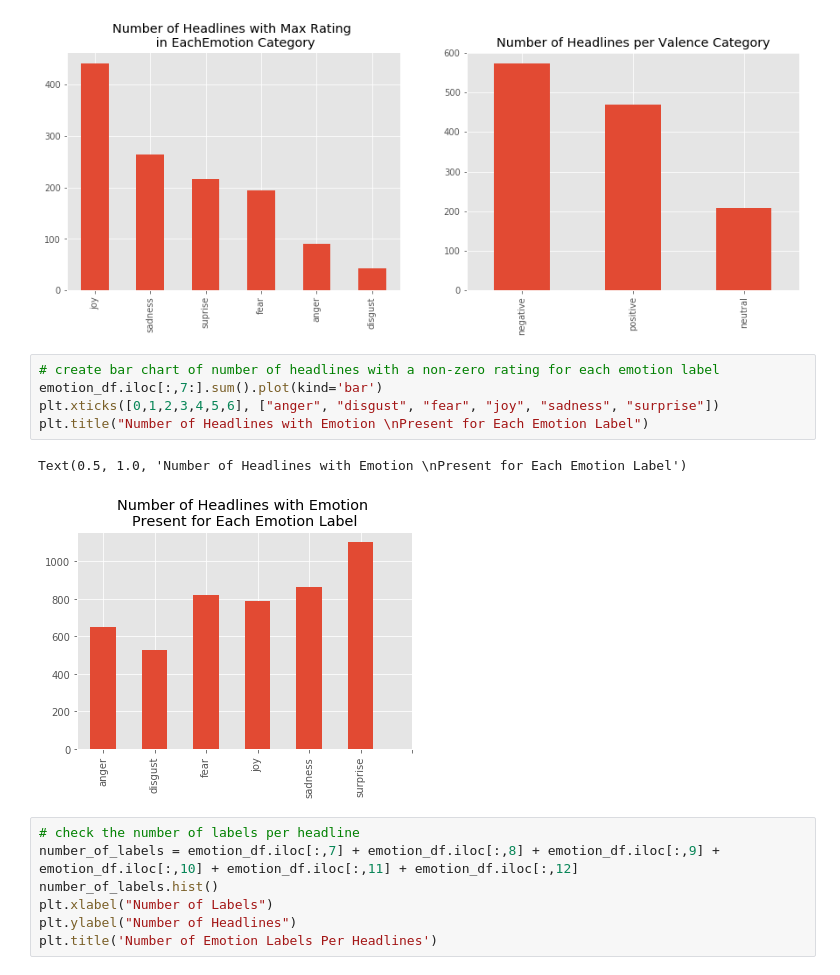
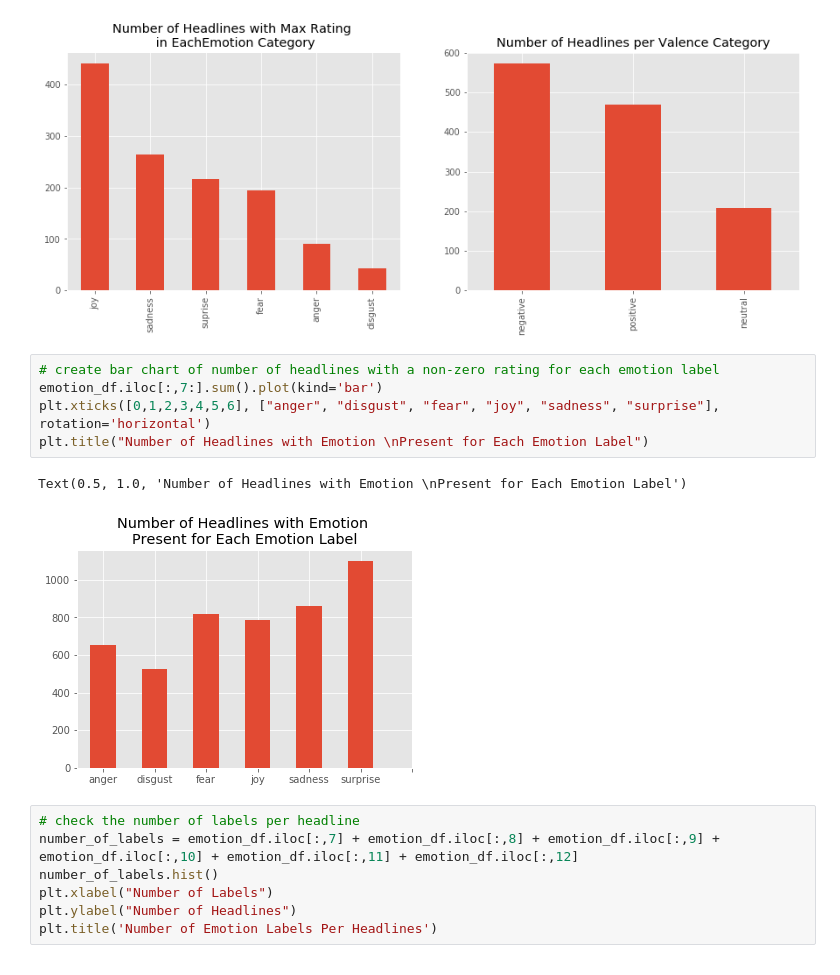
Before and after one commit to kemepley/Detecting_Emotions, a Jupyter notebook: Exploratory_Data_Analysis.ipynb, the cells around one changed output. Saved outputs shown, nothing was run; the diff lists cells and outputs as text.

```diff
--- a/Exploratory_Data_Analysis.ipynb
+++ b/Exploratory_Data_Analysis.ipynb
@@ -103,11 +101,11 @@ Text(0.5, 1.0, 'Number of Headlines per Valence Category')
 # %%
 # create bar chart of number of headlines with a non-zero rating for each emotion label
 emotion_df.iloc[:,7:].sum().plot(kind='bar')
-plt.xticks([0,1,2,3,4,5,6], ["anger", "disgust", "fear", "joy", "sadness", "surprise"])
+plt.xticks([0,1,2,3,4,5,6], ["anger", "disgust", "fear", "joy", "sadness", "surprise"], rotation='horizontal')
 plt.title("Number of Headlines with Emotion \nPresent for Each Emotion Label")
 # %% [output]
 Text(0.5, 1.0, 'Number of Headlines with Emotion \nPresent for Each Emotion Label')
-[figure, old version]
+[figure, new version]
 # %%
 # check the number of labels per headline
 number_of_labels = emotion_df.iloc[:,7] + emotion_df.iloc[:,8] + emotion_df.iloc[:,9] + emotion_df.iloc[:,10] + emotion_df.iloc[:,11] + emotion_df.iloc[:,12]
```
Also changed, not shown: parts of 1 cell of this notebook, 4 other files.
